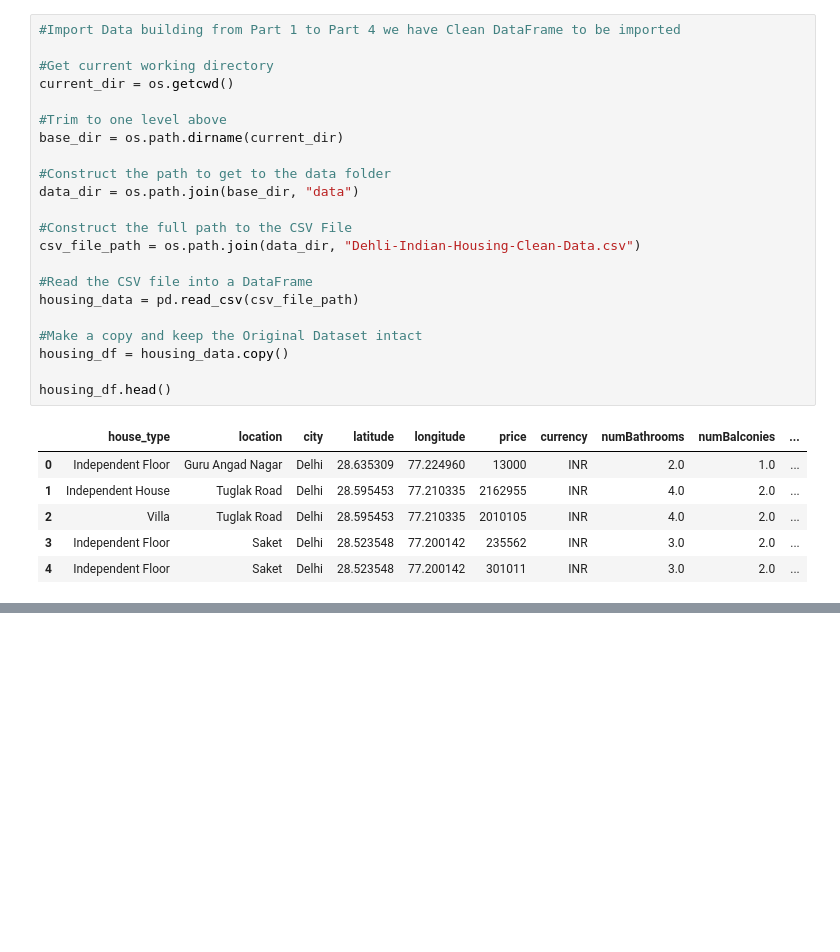
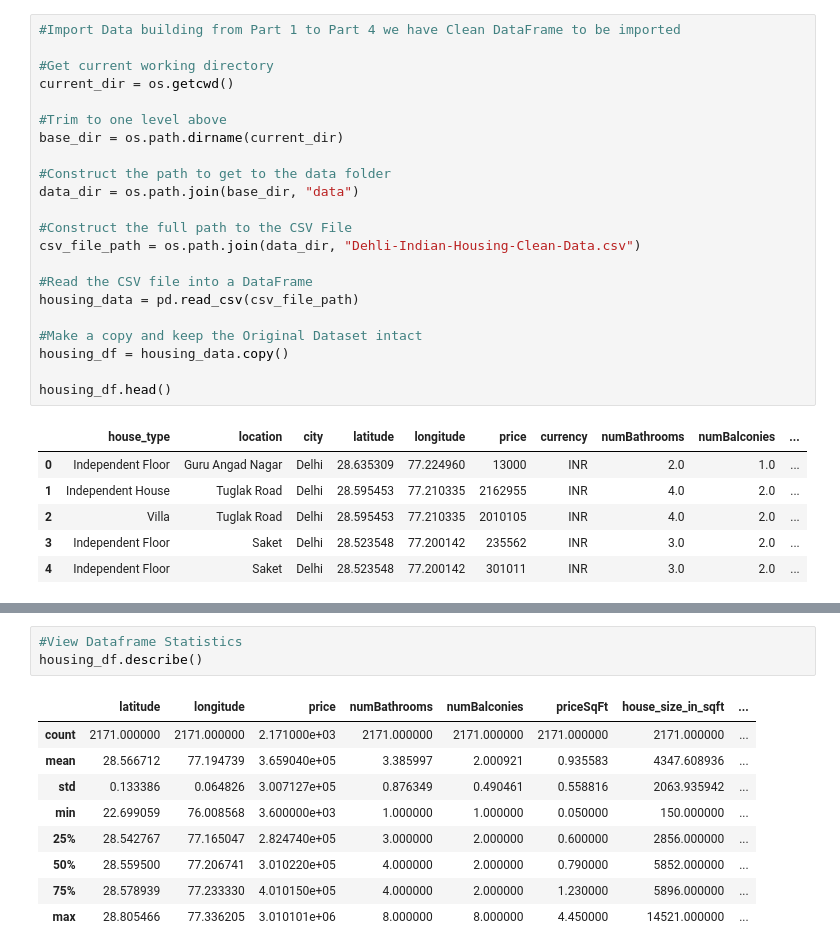
Before and after one commit to dumisanimukuchura/Dehli-Indian-Housing-Analysis-Part-5-Predict-Price-with-Everything, a Jupyter notebook: notebook/Dehli-Indian-Housing-Analysis-Part-5-Predict-Price-with-Everything.ipynb, the cells around one changed output, grey strips where cells are left out. Drawn from its saved outputs; the diff is of its cells as text; blank space fills up the shorter version.

Commit message:
Explore the Dataframe and the Features we need

```diff
--- a/notebook/Dehli-Indian-Housing-Analysis-Part-5-Predict-Price-with-Everything.ipynb
+++ b/notebook/Dehli-Indian-Housing-Analysis-Part-5-Predict-Price-with-Everything.ipynb
@@ -65,0 +129,13 @@ housing_df.head()
+# %%
+#View Dataframe Statistics
+housing_df.describe()
+# %% [output]
+|  | latitude | longitude | price | numBathrooms | numBalconies | priceSqFt | house_size_in_sqft | ... |
+| count | 2171.000000 | 2171.000000 | 2.171000e+03 | 2171.000000 | 2171.000000 | 2171.000000 | 2171.000000 | ... |
+| mean | 28.566712 | 77.194739 | 3.659040e+05 | 3.385997 | 2.000921 | 0.935583 | 4347.608936 | ... |
+| std | 0.133386 | 0.064826 | 3.007127e+05 | 0.876349 | 0.490461 | 0.558816 | 2063.935942 | ... |
+| min | 22.699059 | 76.008568 | 3.600000e+03 | 1.000000 | 1.000000 | 0.050000 | 150.000000 | ... |
+| 25% | 28.542767 | 77.165047 | 2.824740e+05 | 3.000000 | 2.000000 | 0.600000 | 2856.000000 | ... |
+| 50% | 28.559500 | 77.206741 | 3.010220e+05 | 4.000000 | 2.000000 | 0.790000 | 5852.000000 | ... |
+| 75% | 28.578939 | 77.233330 | 4.010150e+05 | 4.000000 | 2.000000 | 1.230000 | 5896.000000 | ... |
+| max | 28.805466 | 77.336205 | 3.010101e+06 | 8.000000 | 8.000000 | 4.450000 | 14521.000000 | ... |
```
Also changed, not shown: parts of 8 cells of this notebook.
